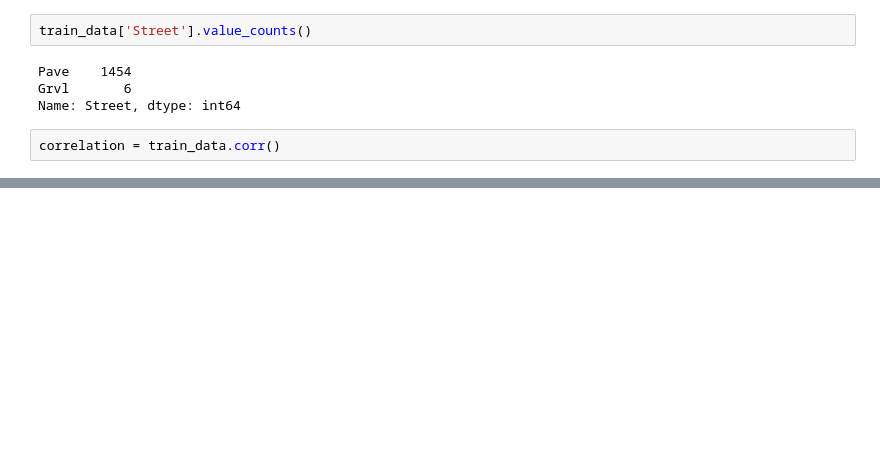
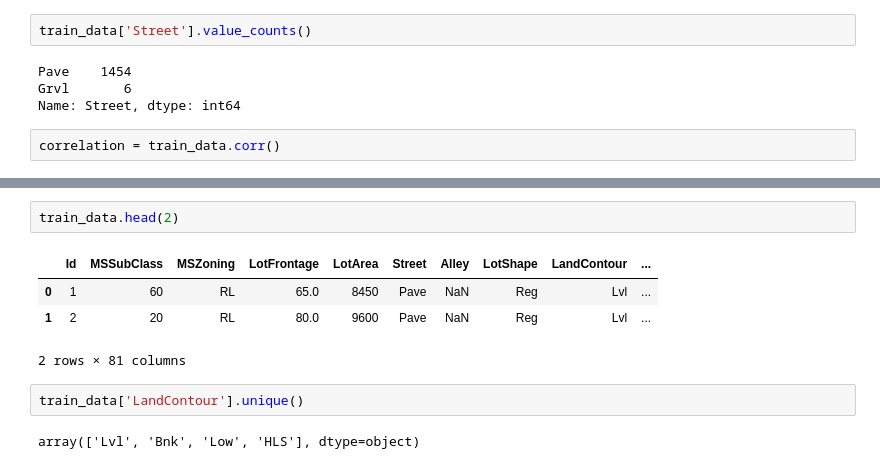
Before and after one commit to Max-Kloucek/kaggle_houseprices, a Jupyter notebook: basic-data-exploraton-sam.ipynb, the cells around one changed output, grey strips where cells are left out. Drawn from its saved outputs; the diff is of its cells as text; blank space fills up the shorter version.

```diff
--- a/basic-data-exploraton-sam.ipynb
+++ b/basic-data-exploraton-sam.ipynb
@@ -65,3 +49,14 @@ seaborn.heatmap(correlation)
 # %% [output]
 <matplotlib.axes._subplots.AxesSubplot at 0x...>
 [figure]
+# %%
+train_data.head(2)
+# %% [output]
+|  | Id | MSSubClass | MSZoning | LotFrontage | LotArea | Street | Alley | LotShape | LandContour | ... |
+| 0 | 1 | 60 | RL | 65.0 | 8450 | Pave | NaN | Reg | Lvl | ... |
+| 1 | 2 | 20 | RL | 80.0 | 9600 | Pave | NaN | Reg | Lvl | ... |
+2 rows × 81 columns
+# %%
+train_data['LandContour'].unique()
+# %% [output]
+array(['Lvl', 'Bnk', 'Low', 'HLS'], dtype=object)
```
Also changed, not shown: parts of 9 cells of this notebook.
